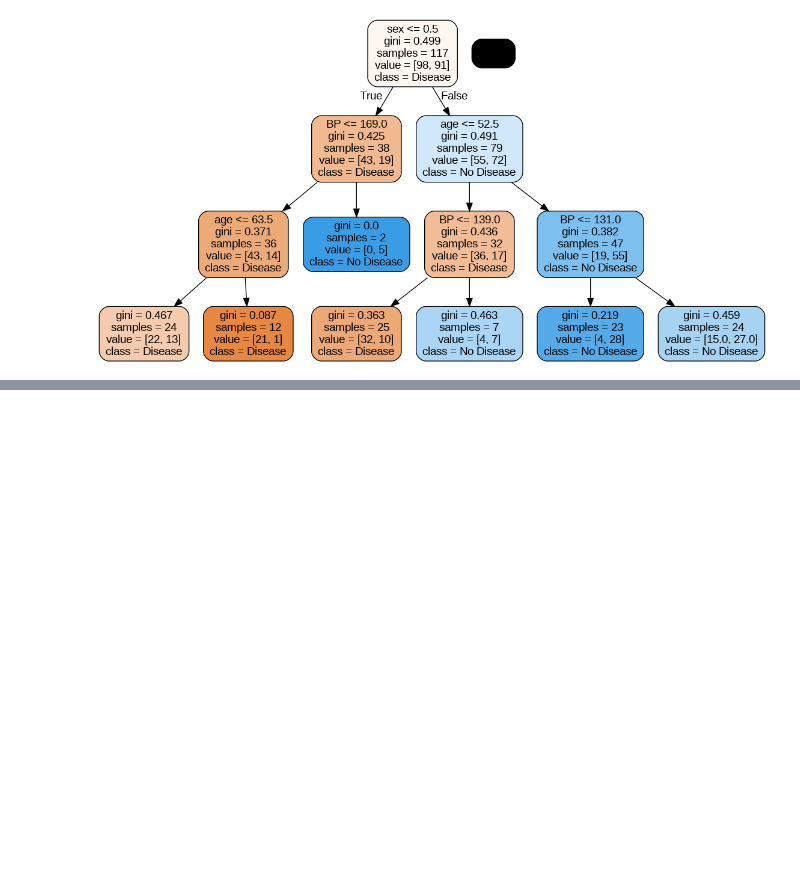
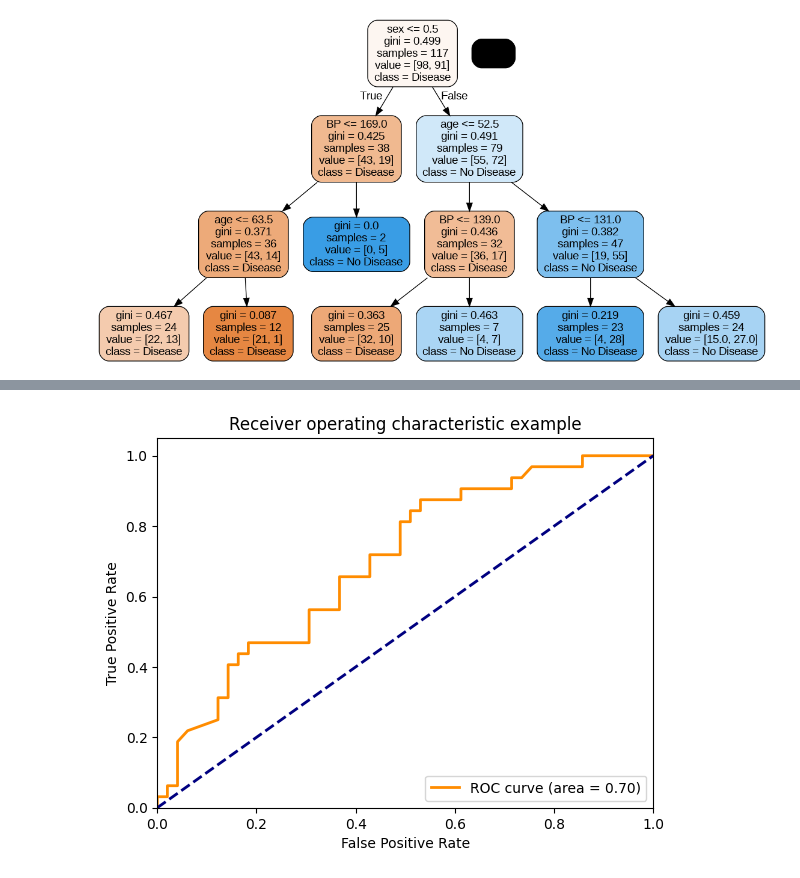
Before and after one commit to AshwiniPushkarr/-Linear-Regresion, a Jupyter notebook: RandomForrestOB.ipynb, the cells around one changed output, grey strips where cells are left out. Cells and saved outputs as stored; diff of their text form; code cells hidden in the pictures; blank space fills up the shorter version.

```diff
--- a/RandomForrestOB.ipynb
+++ b/RandomForrestOB.ipynb
@@ -150,0 +181,33 @@ Image(gph.create_png())
+# %%
+# prompt: what is the next step\
+
+import matplotlib.pyplot as plt
+# Predict probabilities for the test set
+y_pred_proba = rf.predict_proba(X_test)
+
+# Assuming you want probabilities for the positive class (class 1, "Has Disease")
+y_pred_proba_positive = y_pred_proba[:, 1]
+
+# Now you have probabilities and can use them for further analysis
+# For example, to find the probability of the first sample in X_test having the disease
+# print(y_pred_proba_positive[0])
+
+# Example of creating ROC Curve and AUC score
+from sklearn.metrics import roc_curve, auc
+
+fpr, tpr, thresholds = roc_curve(y_test, y_pred_proba_positive)
+roc_auc = auc(fpr, tpr)
+
+
+plt.figure()
+plt.plot(fpr, tpr, color='darkorange', lw=2, label='ROC curve (area = %0.2f)' % roc_auc)
+plt.plot([0, 1], [0, 1], color='navy', lw=2, linestyle='--')
+plt.xlim([0.0, 1.0])
+plt.ylim([0.0, 1.05])
+plt.xlabel('False Positive Rate')
+plt.ylabel('True Positive Rate')
+plt.title('Receiver operating characteristic example')
+plt.legend(loc="lower right")
+plt.show()
+# %% [output]
+[figure, added]
```
Also changed, not shown: parts of 7 cells of this notebook.
